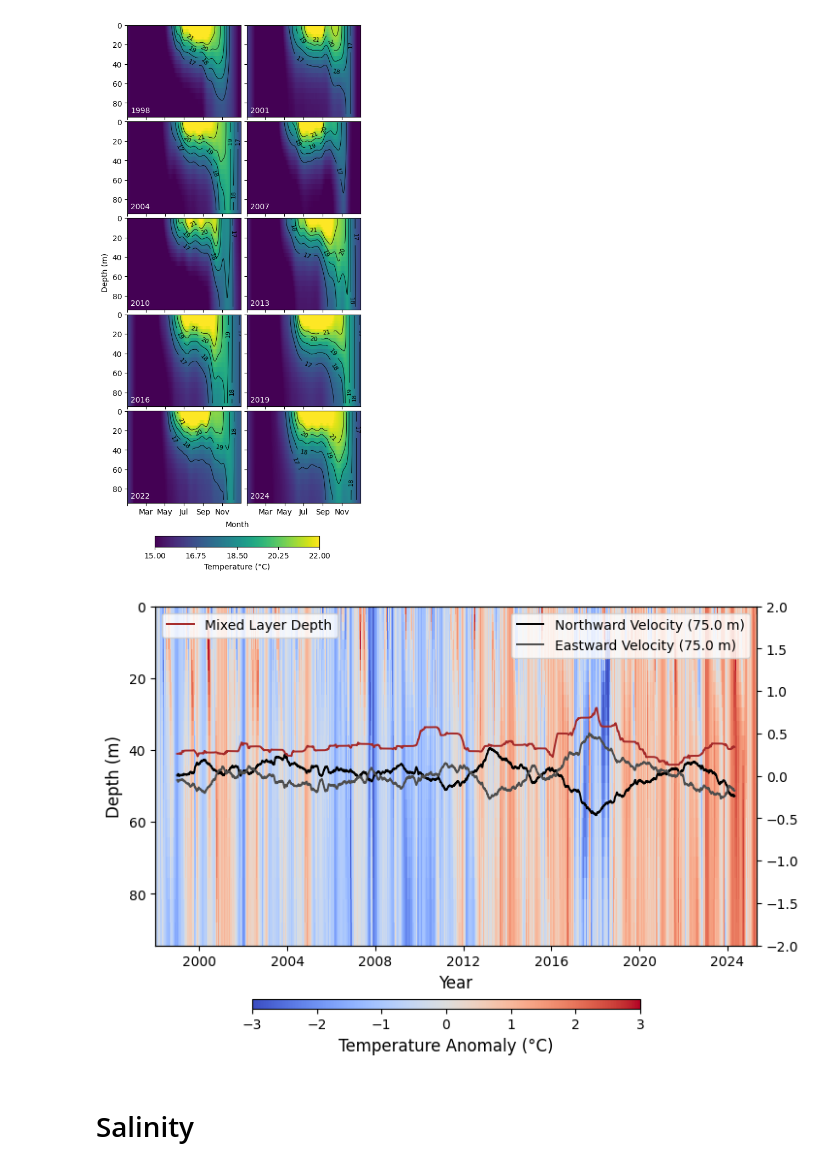
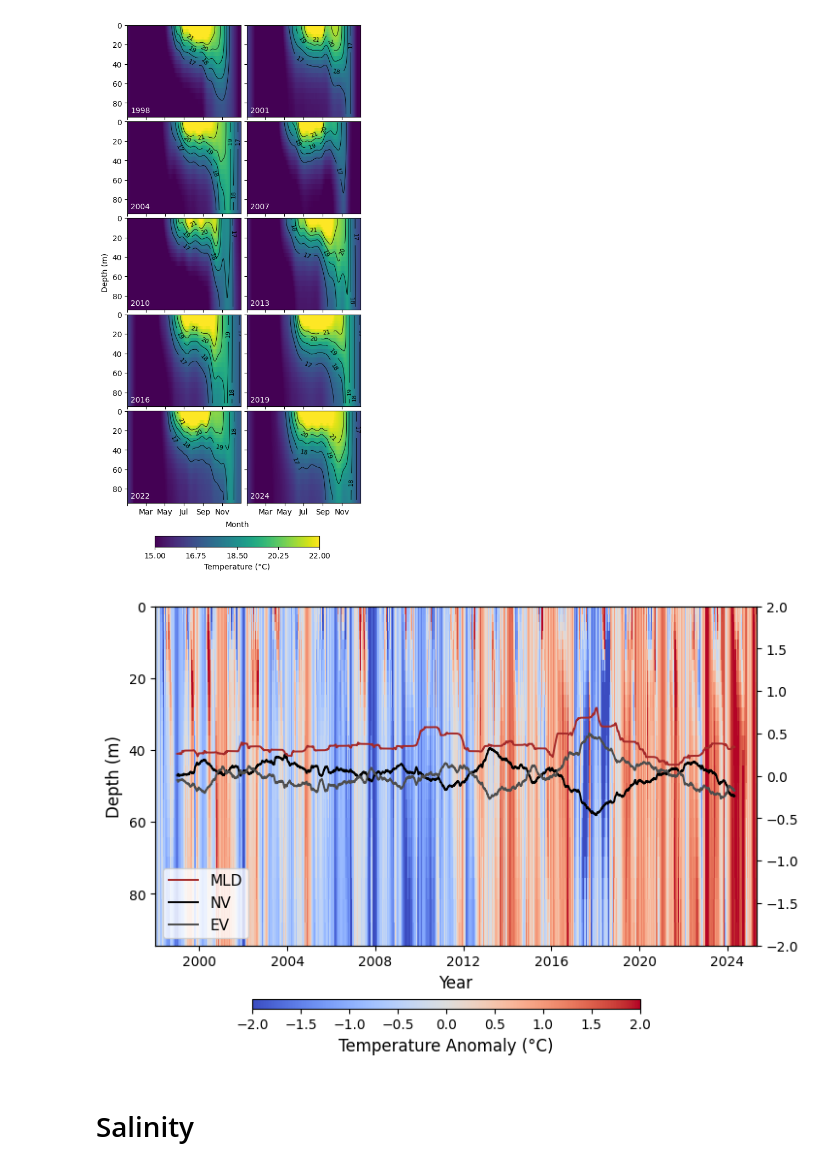
Before and after one commit to BahneTP/medsea-interannual-clustering, a Jupyter notebook: island.of.vis_analysis/thermohaline_analysis.ipynb, the cells around one changed output. Drawn from its saved outputs; the diff is of its cells as text; code cells hidden in the pictures.

Commit message:
Edited Plots

```diff
--- a/island.of.vis_analysis/thermohaline_analysis.ipynb
+++ b/island.of.vis_analysis/thermohaline_analysis.ipynb
@@ -54,16 +54,16 @@ helper_functions.plot_hovmoeller_grid(
 # %%
 importlib.reload(helper_functions)
 helper_functions.plot_anomalies(th,
                                 "thetao",
-                                -3,
-                                3,
+                                -2,
+                                2,
                                 "Temperature Anomaly (°C)",
                                 [75],
                                 730,
                                 True,
-                                [("vo","Northward Velocity"), ("uo", "Eastward Velocity")])
+                                [("vo","NV"), ("uo", "EV")])
 # %% [output]
-[figure, old version]
+[figure, new version]
 # %% [markdown]
 # Salinity
 # %%
```
Also changed, not shown: parts of 3 cells of this notebook, 12 other files.
